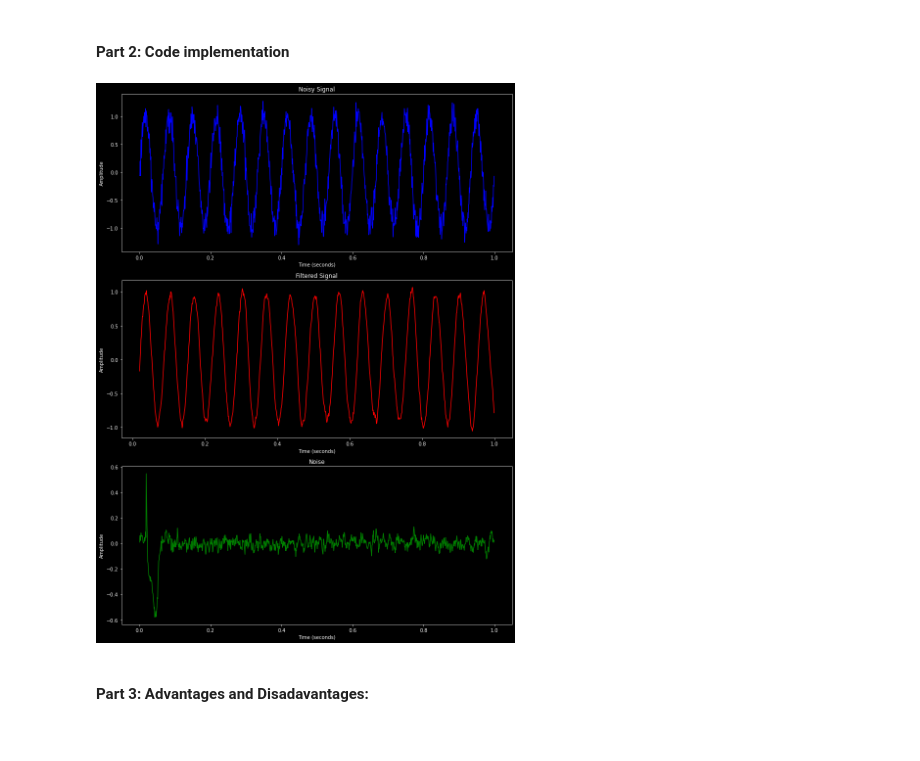
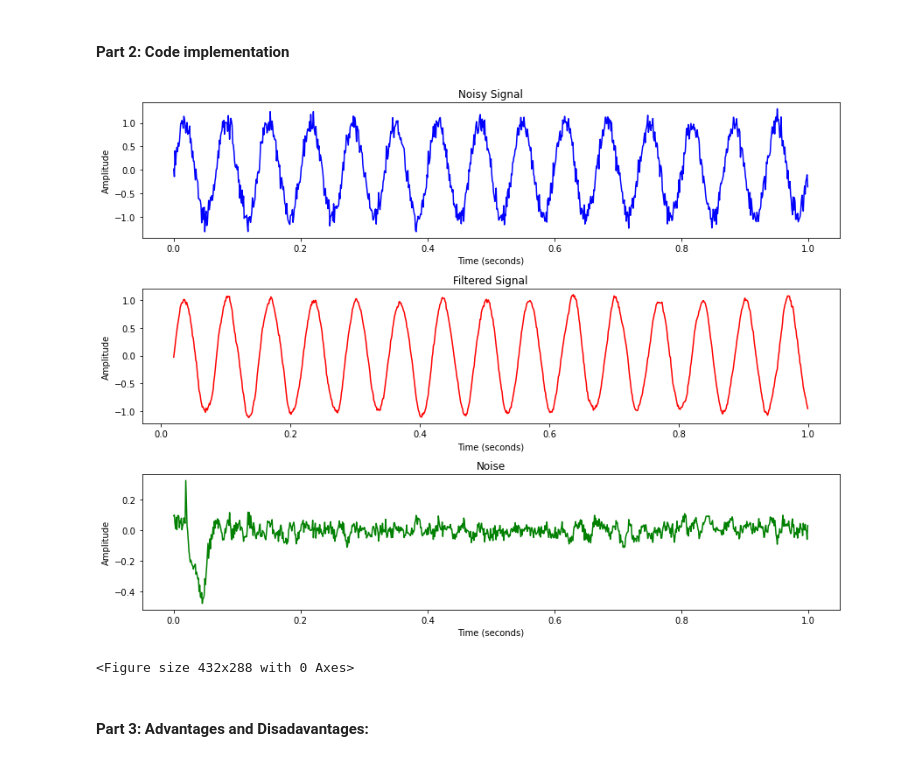
Before and after one commit to A-Big-Tortoise/NRSR_Tutorial, a Jupyter notebook: Least_Mean_Square_Error_Filter.ipynb, the cells around one changed output. Saved outputs shown, nothing was run; the diff lists cells and outputs as text; code cells hidden in the pictures.

```diff
--- a/Least_Mean_Square_Error_Filter.ipynb
+++ b/Least_Mean_Square_Error_Filter.ipynb
@@ -131,7 +131,7 @@ if __name__ == '__main__':
     frequency = 15  # Hz
     signal = np.sin(2 * np.pi * frequency * t)
 
-    # Add AWGN with SNR of 20 dB
+    # Add AWGN with SNR of 15 dB
     snr_dB = 15
     noisy_signal = add_awgn(signal, snr_dB)
 
@@ -143,35 +143,37 @@ if __name__ == '__main__':
     desired_signal = signal
 
     learning_rate = 0.01
 
     filtered_signal, W, error = LMS(input_signal, desired_signal, filter_order, learning_rate)
 
 
     # Plot
-    fig, ax = plt.subplots(3, 1, figsize=(12, 16))
+    fig, ax = plt.subplots(3, 1, figsize=(12, 9))
 
     # Plot the Noisy Signal
     ax[0].plot(t, input_signal, 'b')
     ax[0].set_xlabel('Time (seconds)')
     ax[0].set_ylabel('Amplitude')
     ax[0].set_title('Noisy Signal')
 
     # Plot the Filtered Signal
     ax[1].plot(t, filtered_signal, 'r')
     ax[1].set_xlabel('Time (seconds)')
     ax[1].set_ylabel('Amplitude')
     ax[1].set_title('Filtered Signal')
 
     # Plot the Noise
     ax[2].plot(t, error, 'g')
     ax[2].set_xlabel('Time (seconds)')
     ax[2].set_ylabel('Amplitude')
     ax[2].set_title('Noise')
 
     plt.tight_layout()
+        plt.savefig('./Pic/Adaptive_Filter_Showcase.jpg', dpi=300)
     plt.show()
 # %% [output]
-[figure, old version]
+[figure, new version]
+<Figure size 432x288 with 0 Axes>
 # %% [markdown]
 
 #### Part 3: Advantages and Disadavantages:
```
Also changed, not shown: 2 other files.
